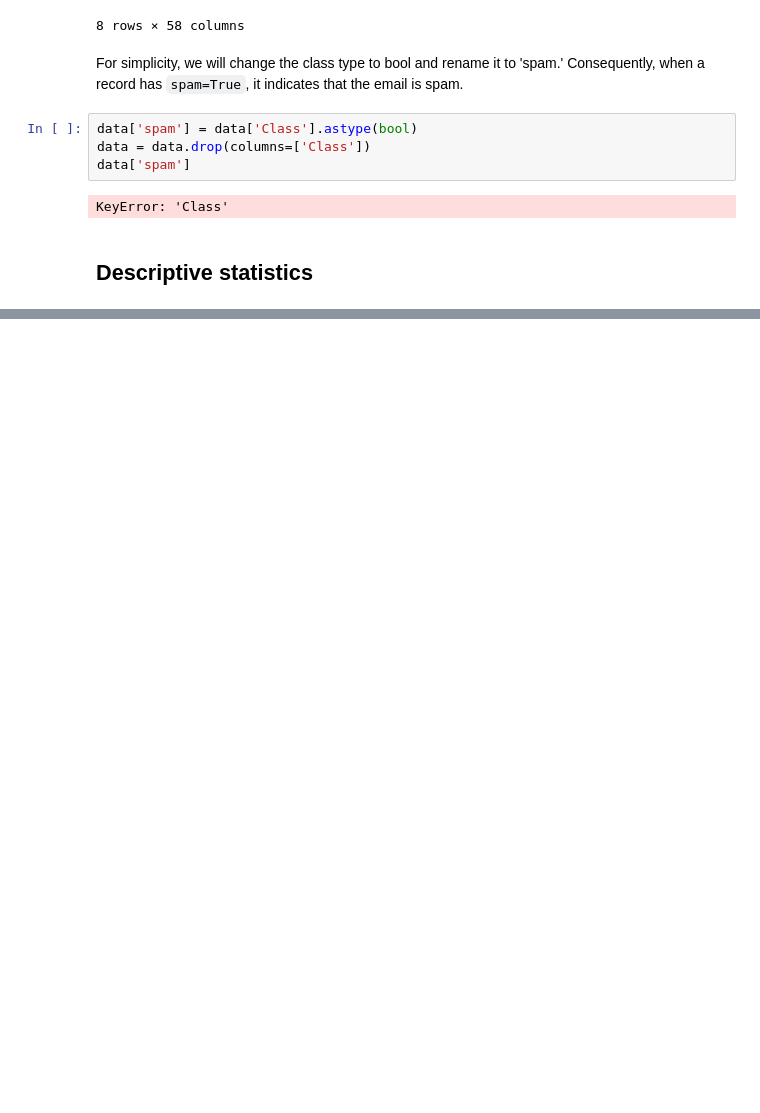
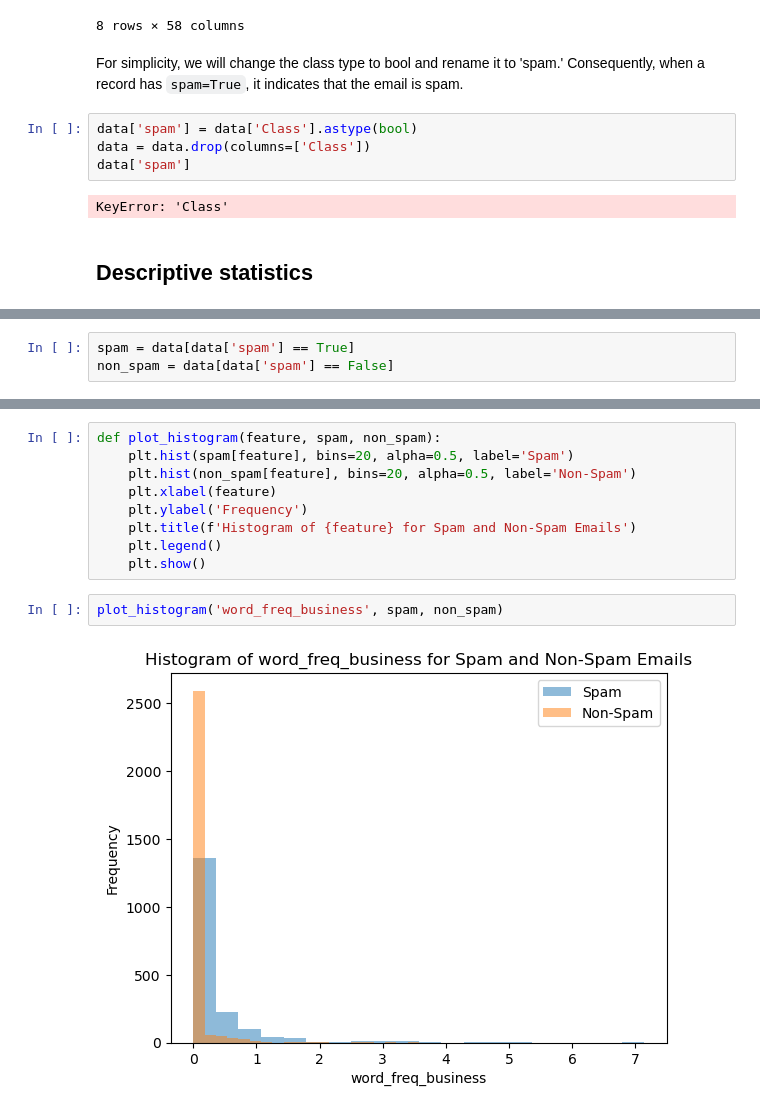
Before and after one commit to rosarioscavo/UCI-Spambase, a Jupyter notebook: uci_spambase.ipynb, the cells around one changed output, grey strips where cells are left out. Saved outputs shown, nothing was run; the diff lists cells and outputs as text; blank space fills up the shorter version.

```diff
--- a/uci_spambase.ipynb
+++ b/uci_spambase.ipynb
@@ -165,0 +168,3 @@ KeyError: 'Class'
+# %%
+spam = data[data['spam'] == True]
+non_spam = data[data['spam'] == False]
@@ -165,0 +201,13 @@ KeyError: 'Class'
+# %%
+def plot_histogram(feature, spam, non_spam):
+    plt.hist(spam[feature], bins=20, alpha=0.5, label='Spam')
+    plt.hist(non_spam[feature], bins=20, alpha=0.5, label='Non-Spam')
+    plt.xlabel(feature)
+    plt.ylabel('Frequency')
+    plt.title(f'Histogram of {feature} for Spam and Non-Spam Emails')
+    plt.legend()
+    plt.show()
+# %%
+plot_histogram('word_freq_business', spam, non_spam)
+# %% [output]
+[figure, added]
```
Also changed, not shown: parts of 18 cells of this notebook.
